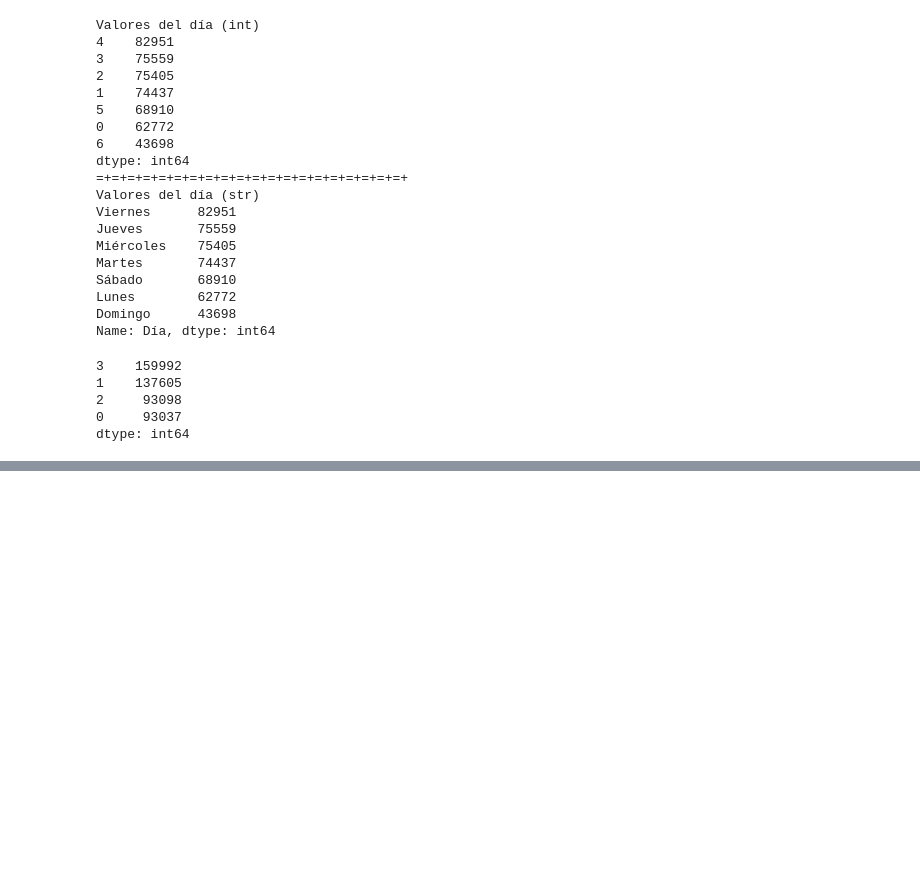
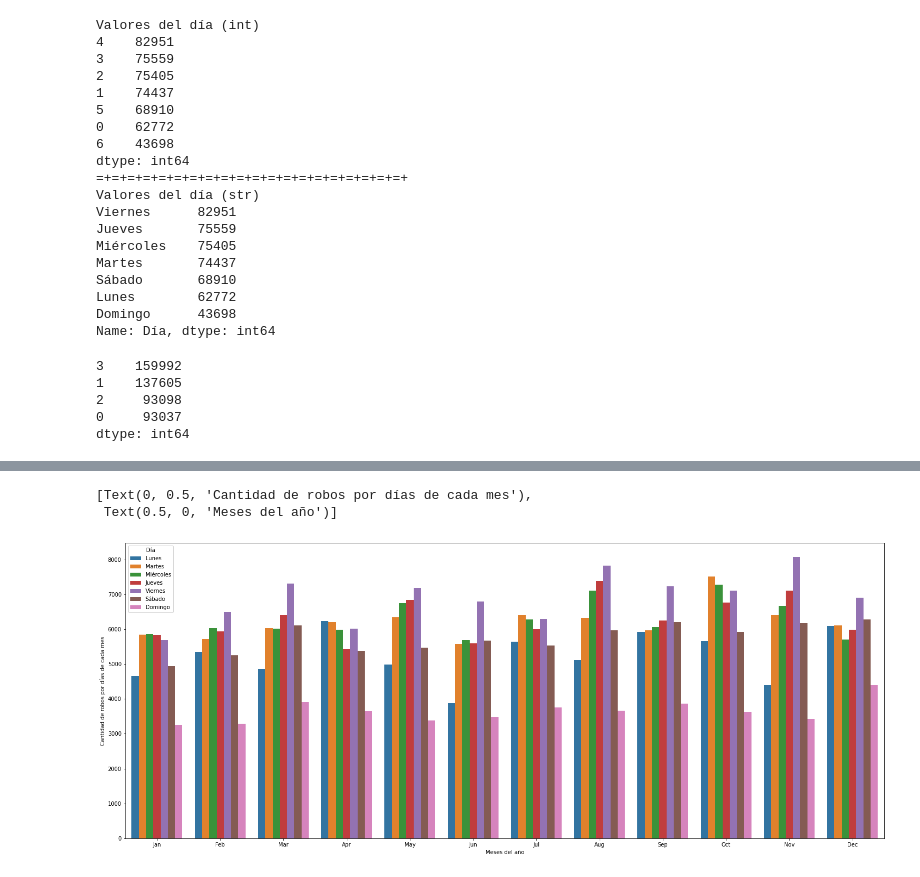
Before and after one commit to ASWCopIA/P1_Hurtos_Bogota, a Jupyter notebook: notebooks/1.0-Initial.ipynb, the cells around one changed output, grey strips where cells are left out. Cells and saved outputs as stored; diff of their text form; code cells hidden in the pictures; blank space fills up the shorter version.

```diff
--- a/notebooks/1.0-Initial.ipynb
+++ b/notebooks/1.0-Initial.ipynb
@@ -96,0 +86,8 @@ Automatic merge failed; fix conflicts and then commit the result.
+# %%
+plt.figure(figsize=(25,10))
+plot = sns.countplot(x="Mes", hue="Día", data=data)
+plot.set(xlabel="Meses del año", ylabel="Cantidad de robos por días de cada mes")
+# %% [output]
+[Text(0, 0.5, 'Cantidad de robos por días de cada mes'),
+ Text(0.5, 0, 'Meses del año')]
+[figure, added]
```
Also changed, not shown: parts of 5 cells of this notebook, 2 other files.
